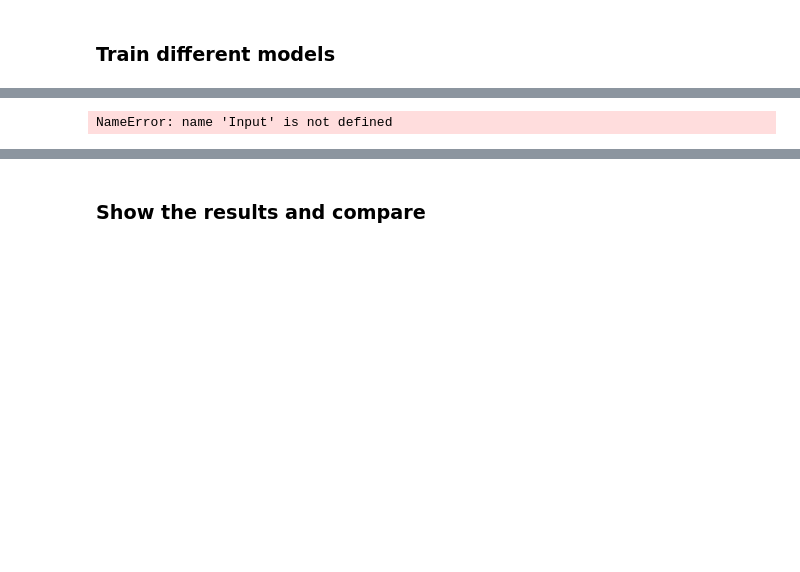
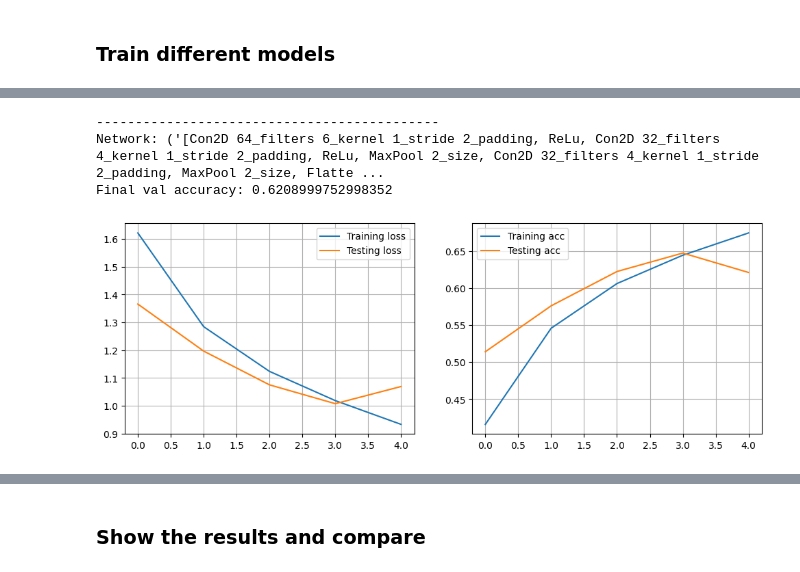
Before and after one commit to dave1b/TSM_DeLearn, a Jupyter notebook: week4/keras-CIFAR10-CNN.ipynb, the cells around one changed output, grey strips where cells are left out. Drawn from its saved outputs; the diff is of its cells as text; code cells hidden in the pictures; blank space fills up the shorter version.

```diff
--- a/week4/keras-CIFAR10-CNN.ipynb
+++ b/week4/keras-CIFAR10-CNN.ipynb
@@ -286,36 +278,39 @@ results[-1].plot_result()
 # %%
 model = keras.Sequential([
     Input(shape=(32, 32, 3)),
-    Conv2D(filters=64, strides=1, padding=2, kernel_size=6),
+    Conv2D(filters=64, strides=1, padding='same', kernel_size=6),
     Activation(activation='relu'),
     MaxPool2D(pool_size=2),
-    Conv2D(filters=32, strides=1, padding=2, kernel_size=4),
+    Conv2D(filters=32, strides=1, padding='same', kernel_size=4),
     Activation(activation='relu'),
     MaxPool2D(pool_size=2),
-    Conv2D(filters=32, strides=1, padding=2, kernel_size=4),
+    Conv2D(filters=32, strides=1,padding='same', kernel_size=4),
     Activation(activation='relu'),
     Flatten(),
     Dense(n_classes, activation='softmax'),
 ])
 
 n_epochs = 5
 batch_size = 128
 
 model.compile(loss='categorical_crossentropy', optimizer='adam', metrics=['accuracy'])
 log = model.fit(X_train, Y_train, batch_size=batch_size, epochs=n_epochs, validation_data=(X_test, Y_test), verbose=0)
 
 pred = model.predict(X_test, verbose=0)
 y_pred = pred.argmax(axis=-1)
 cm = confusion_matrix(y_test, y_pred)
 results.append(
     Result(
         "[Con2D 64_filters 6_kernel 1_stride 2_padding, ReLu, Con2D 32_filters 4_kernel 1_stride 2_padding, ReLu, MaxPool 2_size, Con2D 32_filters 4_kernel 1_stride 2_padding, MaxPool 2_size, Flatten, Softmax]",
         n_epochs,
         batch_size, log.history['accuracy'], log.history['val_accuracy'], log.history['loss'],
         log.history['val_loss'], cm))
 results[-1].plot_result()
 # %% [output]
-NameError: name 'Input' is not defined
+--------------------------------------------
+Network: ('[Con2D 64_filters 6_kernel 1_stride 2_padding, ReLu, Con2D 32_filters 4_kernel 1_stride 2_padding, ReLu, MaxPool 2_size, Con2D 32_filters 4_kernel 1_stride 2_padding, MaxPool 2_size, Flatte ...
+Final val accuracy: 0.6208999752998352
+[figure, added]
 # %%
 model = keras.Sequential([
     Input(shape=(32, 32, 3)),
```
Also changed, not shown: parts of 6 cells of this notebook.
